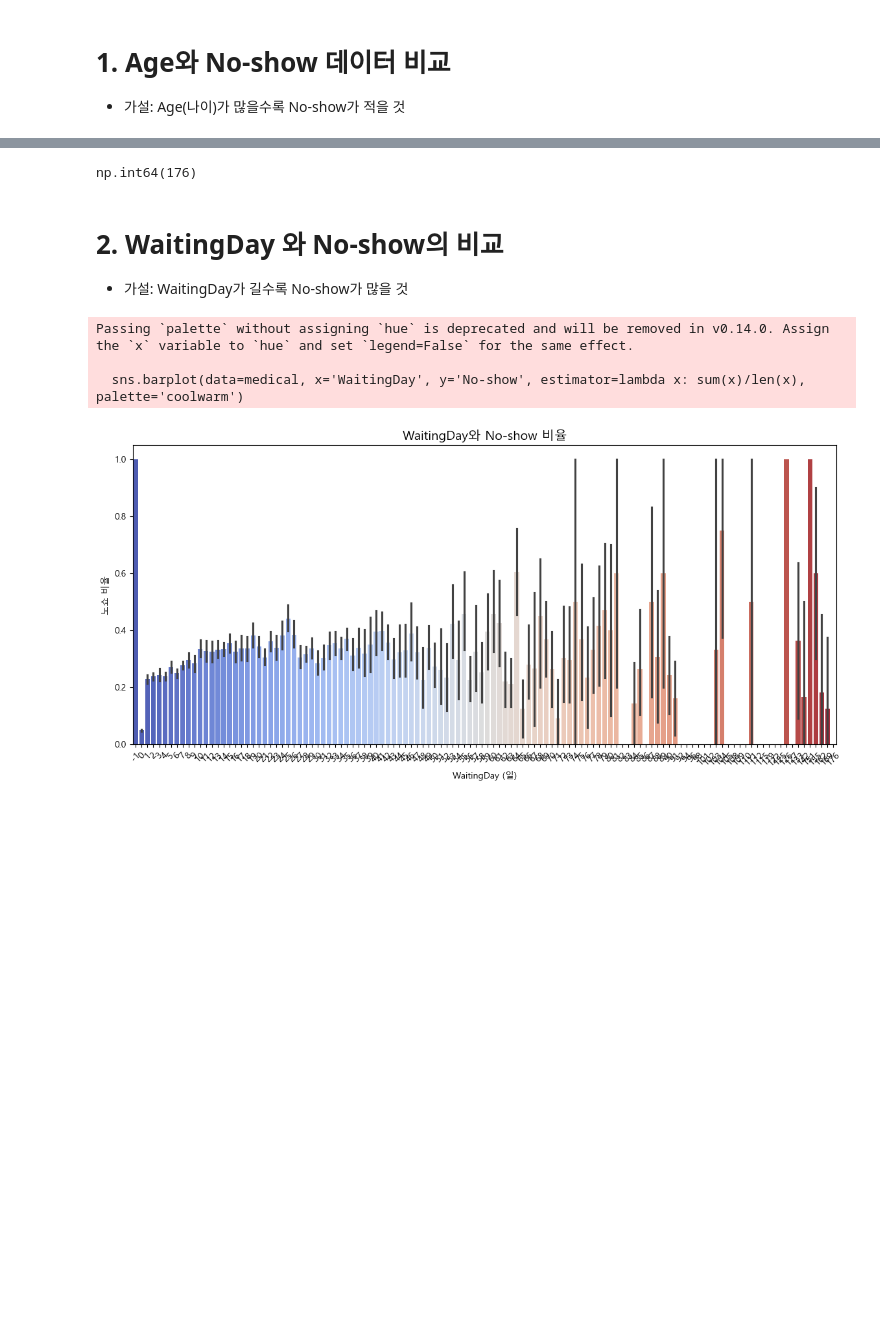
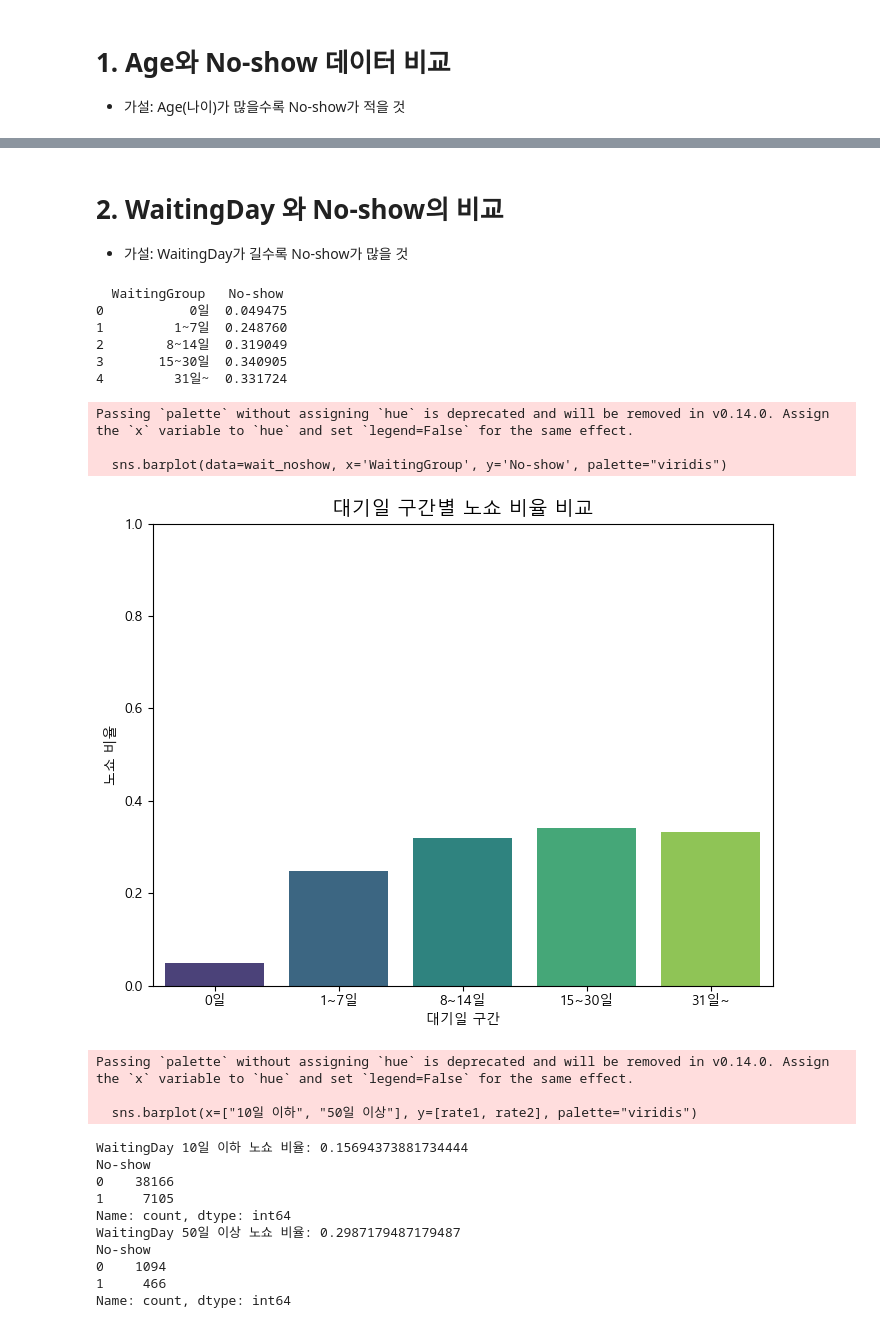
Before and after one commit to dbehdrbs0806/4th_2sem, a Jupyter notebook: BigDataAnalysis/medical.ipynb, the cells around one changed output, grey strips where cells are left out. Drawn from its saved outputs; the diff is of its cells as text; code cells hidden in the pictures; blank space fills up the shorter version.

Commit message:
Medical 데이터 분석 코드 업로드

```diff
--- a/BigDataAnalysis/medical.ipynb
+++ b/BigDataAnalysis/medical.ipynb
@@ -302,30 +298,65 @@ Passing `palette` without assigning `hue` is deprecated and will be removed in v
-# %%
-medical['WaitingDay'].max()
-# %% [output]
-np.int64(176)
 # %% [markdown]
 # 2. WaitingDay 와 No-show의 비교
 - 가설: WaitingDay가 길수록 No-show가 많을 것
 # %%
 
 # WaitingDay 구간화
 bins = [-1, 0, 7, 14, 30, 176]                                                              # 176일이 최대 waitingDay
-labels = ['0일', '1-7일', '8-14일', '15-30일', '31일+']
+labels = ['0일', '1~7일', '8~14일', '15~30일', '31일~']
 medical['WaitingGroup'] = pd.cut(medical['WaitingDay'], bins=bins, labels=labels)
 
 # 그룹별 노쇼율 계산
 wait_noshow = medical.groupby('WaitingGroup')['No-show'].mean().reset_index()
+print(wait_noshow)
 
-# 시각화
 plt.figure(figsize=(8,6))
-sns.barplot(data=wait_noshow, x='WaitingGroup', y='No-show', palette="coolwarm")
-plt.title("대기일 구간별 No-show 비율", fontsize=14)
+sns.barplot(data=wait_noshow, x='WaitingGroup', y='No-show', palette="viridis")
+plt.title("대기일 구간별 노쇼 비율 비교", fontsize=14)
 plt.xlabel("대기일 구간")
 plt.ylabel("노쇼 비율")
 plt.ylim(0, 1)
 plt.show()
+
+# 15 ~ 30 일, 30일 ~ 이 No-show 비율이 큼
+# 그룹별 대기일 기간이 길수록 No-show 비율이 커짐
+
+wait_noshow1 = medical[medical['WaitingDay'] <= 10]
+rate1 = wait_noshow1['No-show'].mean()
+print("WaitingDay 10일 이하 노쇼 비율:", rate1)
+print(wait_noshow1['No-show'].value_counts())
+
+wait_noshow2 = medical[medical['WaitingDay'] >= 50]
+rate2 = wait_noshow2['No-show'].mean()
+print("WaitingDay 50일 이상 노쇼 비율:", rate2)
+print(wait_noshow2['No-show'].value_counts())
+
+plt.figure(figsize=(6,5))
+sns.barplot(x=["10일 이하", "50일 이상"], y=[rate1, rate2], palette="viridis")
+plt.title("대기일 구간별 노쇼 비율 비교", fontsize=14)
+plt.ylabel("노쇼 비율")
+plt.ylim(0, 1)
+plt.show()
 # %% [output]
-Passing `palette` without assigning `hue` is deprecated and will be removed in v0.14.0. Assign the `x` variable to `hue` and set `legend=False` for the same effect.
-
-  sns.barplot(data=medical, x='WaitingDay', y='No-show', estimator=lambda x: sum(x)/len(x), palette='coolwarm')
+  WaitingGroup   No-show
+0           0일  0.049475
+1         1~7일  0.248760
+2        8~14일  0.319049
+3       15~30일  0.340905
+4         31일~  0.331724
+Passing `palette` without assigning `hue` is deprecated and will be removed in v0.14.0. Assign the `x` variable to `hue` and set `legend=False` for the same effect.
+
+  sns.barplot(data=wait_noshow, x='WaitingGroup', y='No-show', palette="viridis")
-[figure, old version]
+[figure, new version]
+Passing `palette` without assigning `hue` is deprecated and will be removed in v0.14.0. Assign the `x` variable to `hue` and set `legend=False` for the same effect.
+
+  sns.barplot(x=["10일 이하", "50일 이상"], y=[rate1, rate2], palette="viridis")
+WaitingDay 10일 이하 노쇼 비율: 0.15694373881734444
+No-show
+0    38166
+1     7105
+Name: count, dtype: int64
+WaitingDay 50일 이상 노쇼 비율: 0.2987179487179487
+No-show
+0    1094
+1     466
+Name: count, dtype: int64
```
Also changed, not shown: parts of 16 cells of this notebook, 1 other file.
